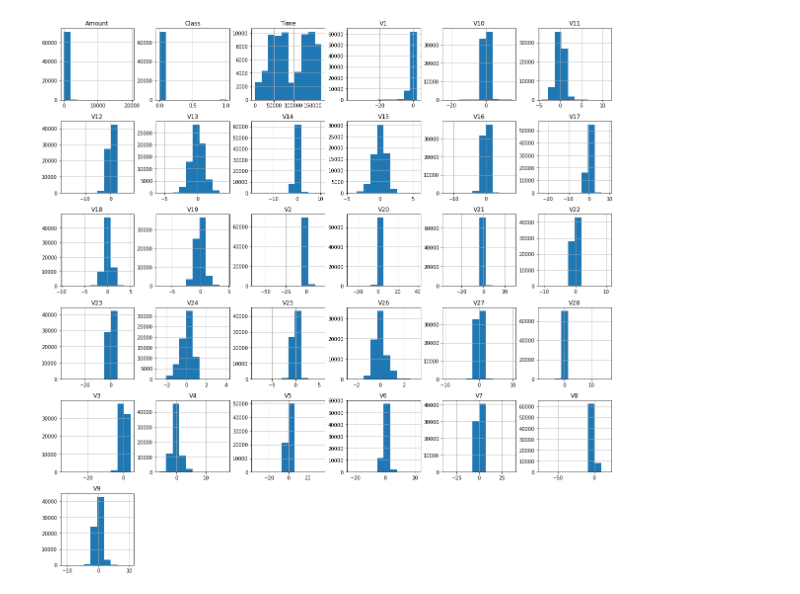
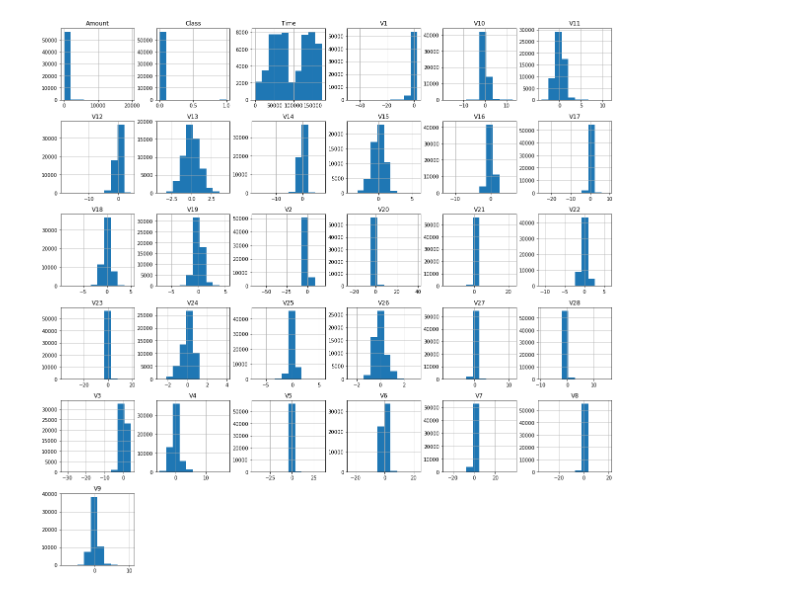
Before and after one commit to dAttri97/CreditCardFraudDetection, a Jupyter notebook: FraudDetection.ipynb, the cells around one changed output. Saved outputs shown, nothing was run; the diff lists cells and outputs as text; code cells hidden in the pictures.

```diff
--- a/FraudDetection.ipynb
+++ b/FraudDetection.ipynb
@@ -40,0 +11,5 @@ df.shape
+# %%
+# Load the dataset from the csv file using pandas
+data = pd.read_csv('creditcard.csv')
+
+# the dataset is present at https://www.kaggle.com/mlg-ulb/creditcardfraud
@@ -40,0 +29,7 @@ df.shape
+# %%
+# Print the shape of the data
+data = data.sample(frac=0.2, random_state = 1)
+print(data.shape)
+print(data.describe())
+
+# V1 - V28 are the results of a PCA Dimensionality reduction to protect user identities and sensitive features
@@ -41,5 +54,6 @@ df.shape
 # %%
-df.hist(figsize=(20,20))
+# Plot histograms of each parameter
+data.hist(figsize = (20, 20))
 plt.show()
 # %% [output]
-[figure, old version]
+[figure, new version]
```
Also changed, not shown: parts of 24 cells of this notebook.
